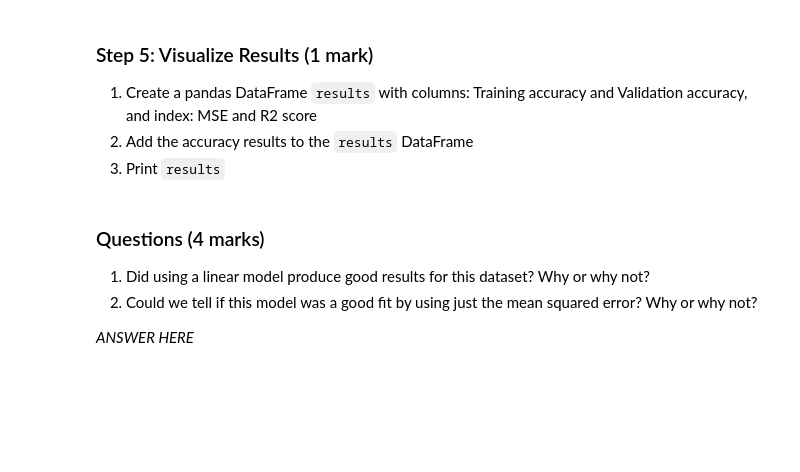
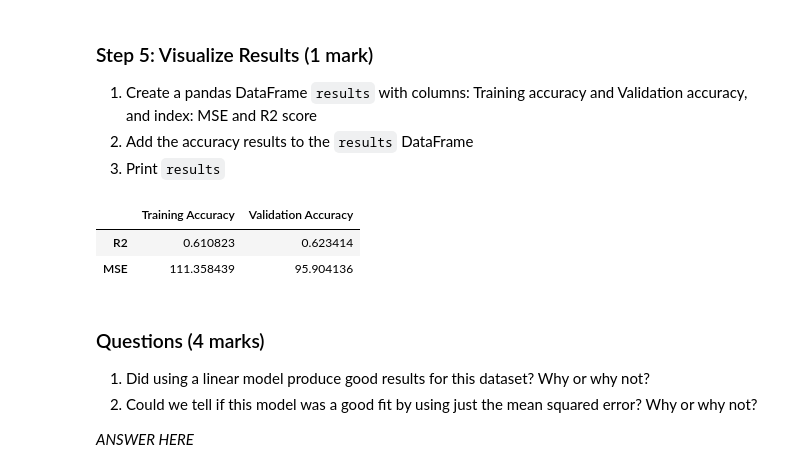
Before and after one commit to sauravuprety21/enel682-labs, a Jupyter notebook: lab2/Assignment 2.ipynb, the cells around one changed output. Drawn from its saved outputs; the diff is of its cells as text; code cells hidden in the pictures; blank space fills up the shorter version.

```diff
--- a/lab2/Assignment 2.ipynb
+++ b/lab2/Assignment 2.ipynb
@@ -371,3 +367,14 @@ mse(y_train, y_pred_train)
+# %%
+# TO DO: ADD YOUR CODE HERE
+results = pd.DataFrame(columns=['Training Accuracy', 'Validation Accuracy'], index=['R2', 'MSE'],
+                    data=[[lr.score(X_train, y_train), lr.score(X_test, y_test)],
+                          [mse(lr.predict(X_train), y_train), mse(lr.predict(X_test), y_test)]])
+
+results
+# %% [output]
+|  | Training Accuracy | Validation Accuracy |
+| R2 | 0.610823 | 0.623414 |
+| MSE | 111.358439 | 95.904136 |
 # %% [markdown]
 ### Questions (4 marks)
 1. Did using a linear model produce good results for this dataset? Why or why not?
```
Also changed, not shown: parts of 15 cells of this notebook.
